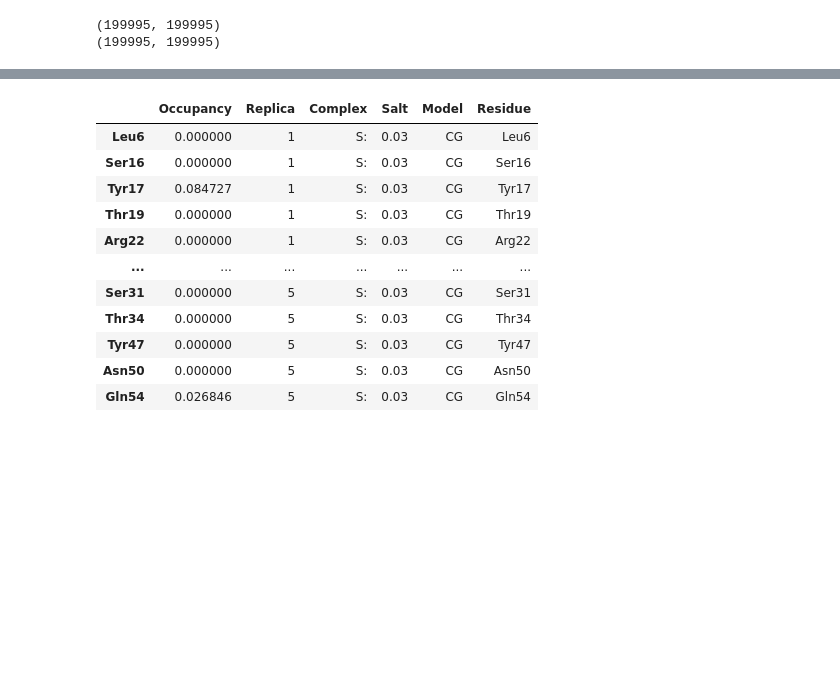
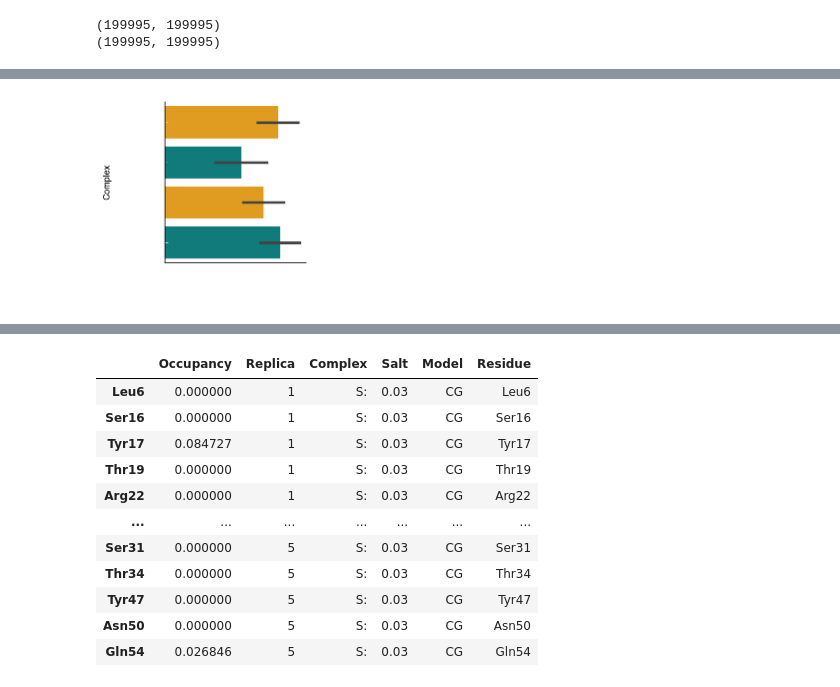
Before and after one commit to mallu2/CG_analysis, a Jupyter notebook: CG_energies_analysis.ipynb, the cells around one changed output, grey strips where cells are left out. Cells and saved outputs as stored; diff of their text form; code cells hidden in the pictures; blank space fills up the shorter version.

```diff
--- a/CG_energies_analysis.ipynb
+++ b/CG_energies_analysis.ipynb
@@ -324,0 +348,42 @@ plt.savefig('/Users/mallu899/Mirror/projects/lacI_CG_master/LacI_CG_Draft/Figure
+# %%
+#Electrostatics
+#all_comp_CG_DH=[get_energy_dataframe(FolderSspecific03B_cg,'S_','0.03'),get_energy_dataframe(FolderRspecific03B_cg,'R_','0.03'),\
+#get_energy_dataframe(FolderSspecific03A_cg,'S:','0.03'),get_energy_dataframe(FolderRspecific03A_cg,'R:','0.03')]
+
+#data_CG_DH=pd.concat([x for x in all_comp_CG_DH])
+#data_CG_DH.replace({'S_':'search\nstraight','R_':'recog.\nstraight',\
+                          #'S:':'search\nbent','R:':'recog.\nbent',},inplace=True)
+#data_CG_DH['Model']=['CG' for x in range(len(data_CG_DH))]
+fig, ax = plt.subplots(figsize = (3.1,3.1))
+#data_CG_DH['DH']=-data_CG_DH['DH']
+#sns.boxplot(y='DH',data=allc_join,x='Complex',width=0.8,linewidth=0.9,hue='Model',palette="Set1",medianprops={'color':'cyan'})
+#sns.plot(y='DH',data=allc_join,x='Complex',palette="Accent_r",hue='Model',dodge=0.1,linewidth=0.2,alpha=0.6,size=1.8)
+#sns.stripplot(y='DH',data=allc_join,x='Complex',hue='Model',palette="Set1",dodge=0.1,linewidth=0.7,jitter=0.0005,alpha=0.5)
+#sns.violinplot(y='DH',data=data_CG_DH,x='Complex',hue='Model',palette="Set1",scale='area')
+#sns.lineplot(x='Complex',y='DH',data=data_CG_DH,color="white", style="Model",\
+    #markers=True,err_style="band",ci="sd")
+sns.barplot(x='DH',y='Complex',data=data_CG_DH,palette=['orange','darkcyan','orange','darkcyan'],ci="sd")
+
+#sns.barplot(y='DH',data=allc_join,x='Complex',linewidth=0.9,hue='Model',palette="Set1",orient="v", capsize=.2)
+
+ax.tick_params(
+
+        axis='both',          # changes apply to the x-axis
+        which='both',      # both major and minor ticks are affected
+        bottom=True,      # ticks along the bottom edge are off
+        top=False,         # ticks along the top edge are off
+        labelbottom=True,
+        right=False, left=True, labelleft=True,
+        width = 0.5,
+        length = 3, color='white',direction ='in')
+plt.xlabel('DH (kcal mol $^{-1}$)',fontsize=14,color='white')
+#plt.xticks(rotation=38,fontsize=14)
+plt.xticks([0,5,10,15],[-0,-5,-10,-15],fontsize=14,color='white')
+plt.yticks(fontsize=14,color='white')
+plt.legend([],[], frameon=False)
+sns.despine()
+plt.tight_layout()
+#plt.ylim(-38,1)
+plt.savefig('/Users/mallu899/Mirror/projects/lacI_CG_master/LacI_CG_Draft/Figures/version10/Figure5/energy_presi',dpi=300,transparent=True)
+# %% [output]
+[figure, added]
```
Also changed, not shown: parts of 9 cells of this notebook.
